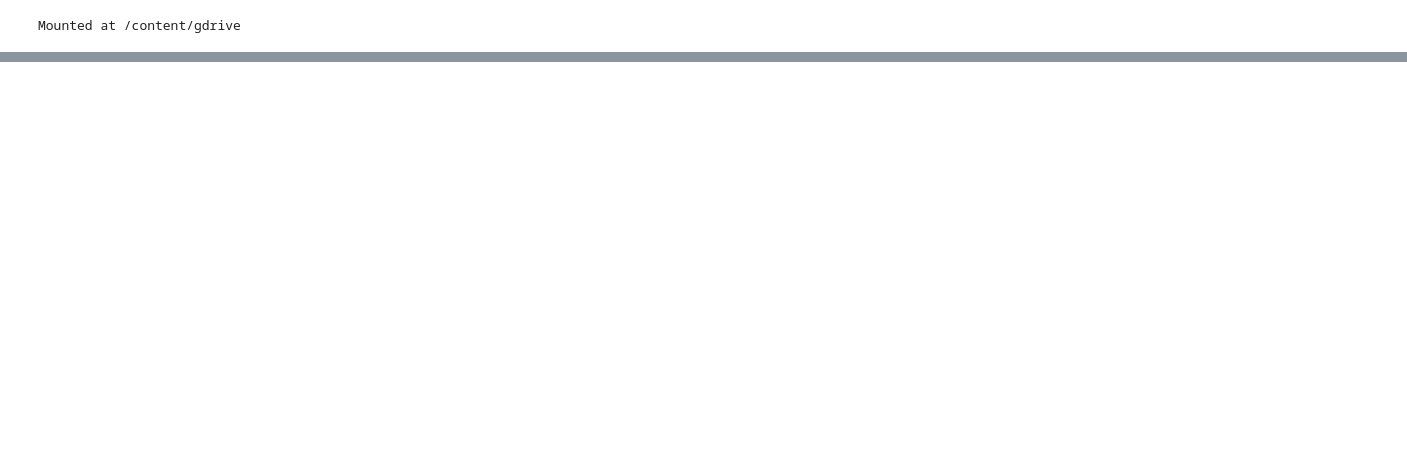
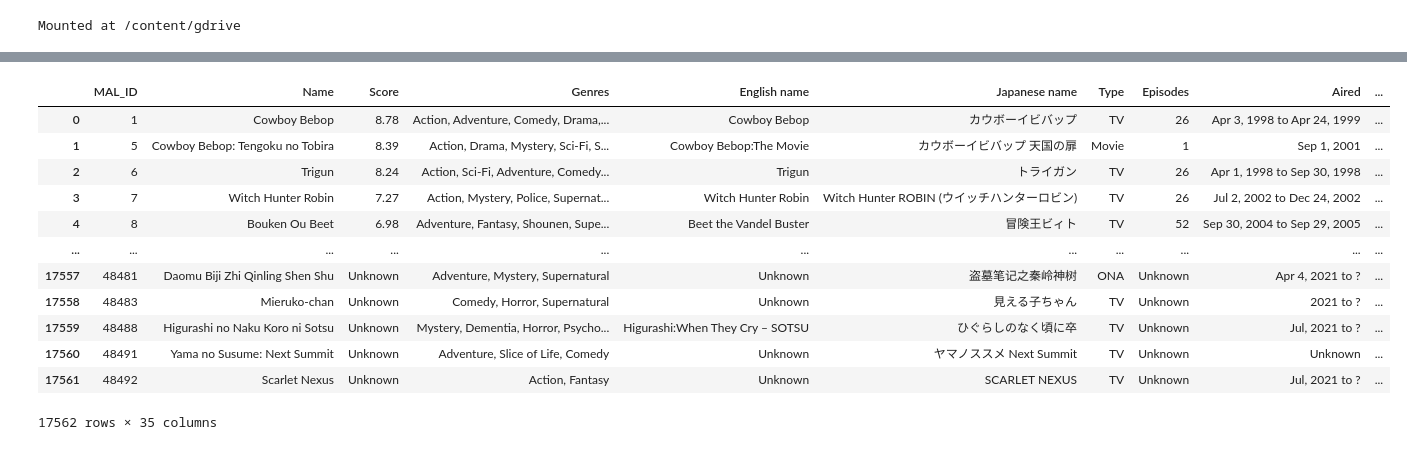
Before and after one commit to el-thobhy/Recommendation-system, a Jupyter notebook: Recommendation_System.ipynb, the cells around one changed output, grey strips where cells are left out. Saved outputs shown, nothing was run; the diff lists cells and outputs as text; code cells hidden in the pictures; blank space fills up the shorter version.

```diff
--- a/Recommendation_System.ipynb
+++ b/Recommendation_System.ipynb
@@ -39,0 +40,5 @@ Downloading anime-recommendations-database.zip to /content
+# %%
+df_anime = pd.read_csv('/dataset_baru/anime.csv')
+df_rating = pd.read_csv('/dataset_baru/rating_complete.csv')
+
+df_anime.head()
@@ -39,0 +53,17 @@ Downloading anime-recommendations-database.zip to /content
+# %%
+df_anime.sort_values(by=['MAL_ID'], inplace=True, ascending=True)
+df_anime
+# %% [output]
+|  | MAL_ID | Name | Score | Genres | English name | Japanese name | Type | Episodes | Aired | ... |
+| 0 | 1 | Cowboy Bebop | 8.78 | Action, Adventure, Comedy, Drama,... | Cowboy Bebop | カウボーイビバップ | TV | 26 | Apr 3, 1998 to Apr 24, 1999 | ... |
+| 1 | 5 | Cowboy Bebop: Tengoku no Tobira | 8.39 | Action, Drama, Mystery, Sci-Fi, S... | Cowboy Bebop:The Movie | カウボーイビバップ 天国の扉 | Movie | 1 | Sep 1, 2001 | ... |
+| 2 | 6 | Trigun | 8.24 | Action, Sci-Fi, Adventure, Comedy... | Trigun | トライガン | TV | 26 | Apr 1, 1998 to Sep 30, 1998 | ... |
+| 3 | 7 | Witch Hunter Robin | 7.27 | Action, Mystery, Police, Supernat... | Witch Hunter Robin | Witch Hunter ROBIN (ウイッチハンターロビン) | TV | 26 | Jul 2, 2002 to Dec 24, 2002 | ... |
+| 4 | 8 | Bouken Ou Beet | 6.98 | Adventure, Fantasy, Shounen, Supe... | Beet the Vandel Buster | 冒険王ビィト | TV | 52 | Sep 30, 2004 to Sep 29, 2005 | ... |
+| ... | ... | ... | ... | ... | ... | ... | ... | ... | ... | ... |
+| 17557 | 48481 | Daomu Biji Zhi Qinling Shen Shu | Unknown | Adventure, Mystery, Supernatural | Unknown | 盗墓笔记之秦岭神树 | ONA | Unknown | Apr 4, 2021 to ? | ... |
+| 17558 | 48483 | Mieruko-chan | Unknown | Comedy, Horror, Supernatural | Unknown | 見える子ちゃん | TV | Unknown | 2021 to ? | ... |
+| 17559 | 48488 | Higurashi no Naku Koro ni Sotsu | Unknown | Mystery, Dementia, Horror, Psycho... | Higurashi:When They Cry – SOTSU | ひぐらしのなく頃に卒 | TV | Unknown | Jul, 2021 to ? | ... |
+| 17560 | 48491 | Yama no Susume: Next Summit | Unknown | Adventure, Slice of Life, Comedy | Unknown | ヤマノススメ Next Summit | TV | Unknown | Unknown | ... |
+| 17561 | 48492 | Scarlet Nexus | Unknown | Action, Fantasy | Unknown | SCARLET NEXUS | TV | Unknown | Jul, 2021 to ? | ... |
+17562 rows × 35 columns
```
Also changed, not shown: parts of 32 cells of this notebook.
